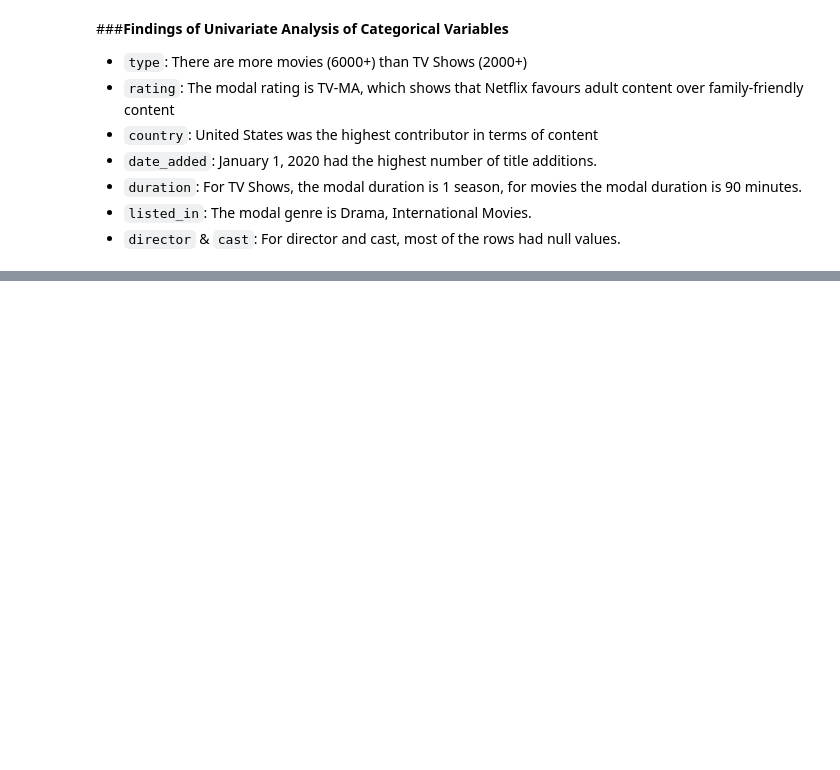
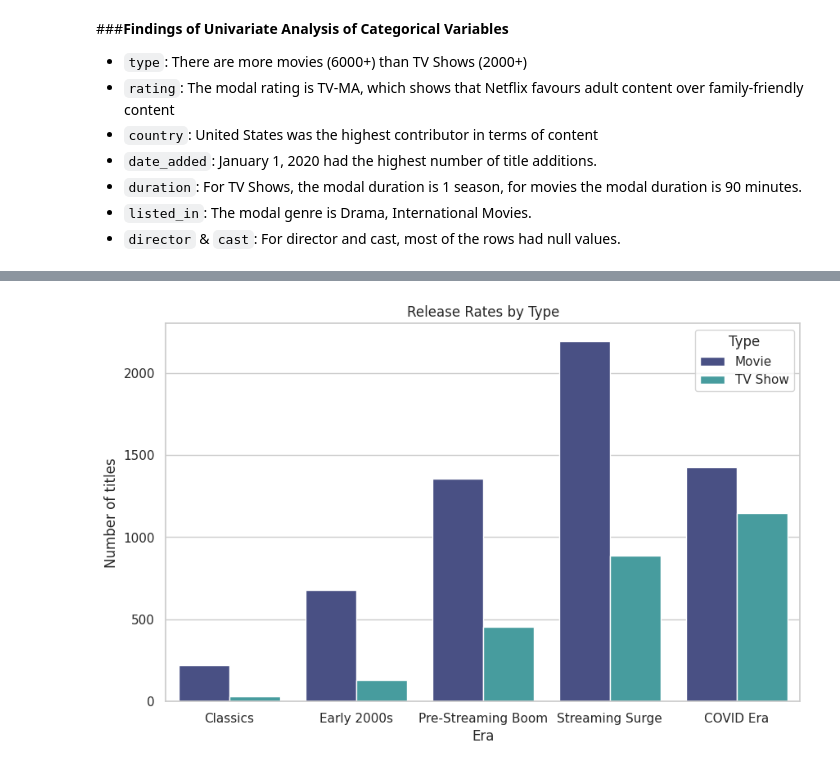
Before and after one commit to StacyChebet/Netflix-EDA, a Jupyter notebook: Netflix_Exploratory_Data_Analysis.ipynb, the cells around one changed output, grey strips where cells are left out. Saved outputs shown, nothing was run; the diff lists cells and outputs as text; code cells hidden in the pictures; blank space fills up the shorter version.

```diff
--- a/Netflix_Exploratory_Data_Analysis.ipynb
+++ b/Netflix_Exploratory_Data_Analysis.ipynb
@@ -408,0 +418,11 @@ plt.show()
+# %%
+#Bivariate Analysis: Release Rates by Type
+plt.figure(figsize=(10,6))
+sns.countplot(x='era', hue='type', data=df, palette='mako')
+plt.title ('Release Rates by Type')
+plt.xlabel ('Era')
+plt.ylabel ('Number of titles')
+plt.legend(title='Type', loc='upper right')
+plt.show()
+# %% [output]
+[figure, added]
```
Also changed, not shown: parts of 9 cells of this notebook.
